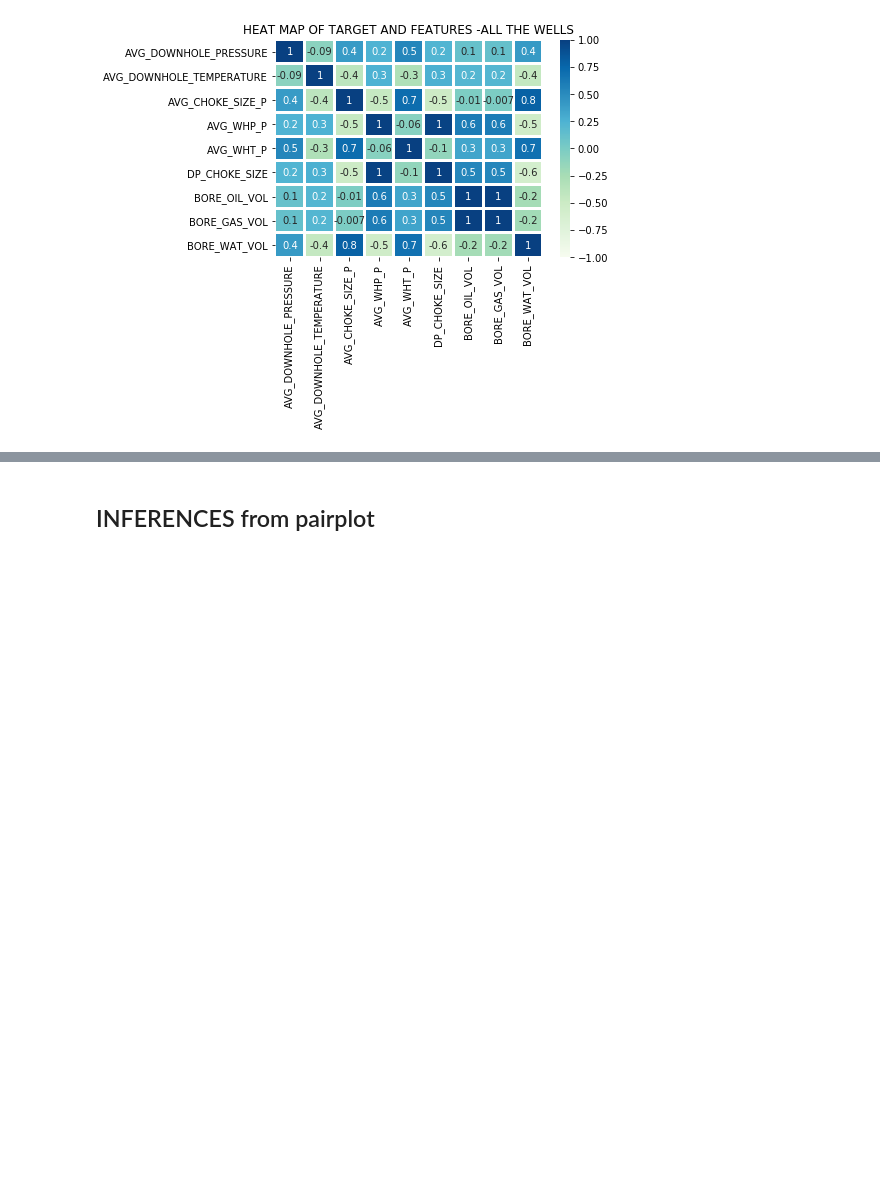
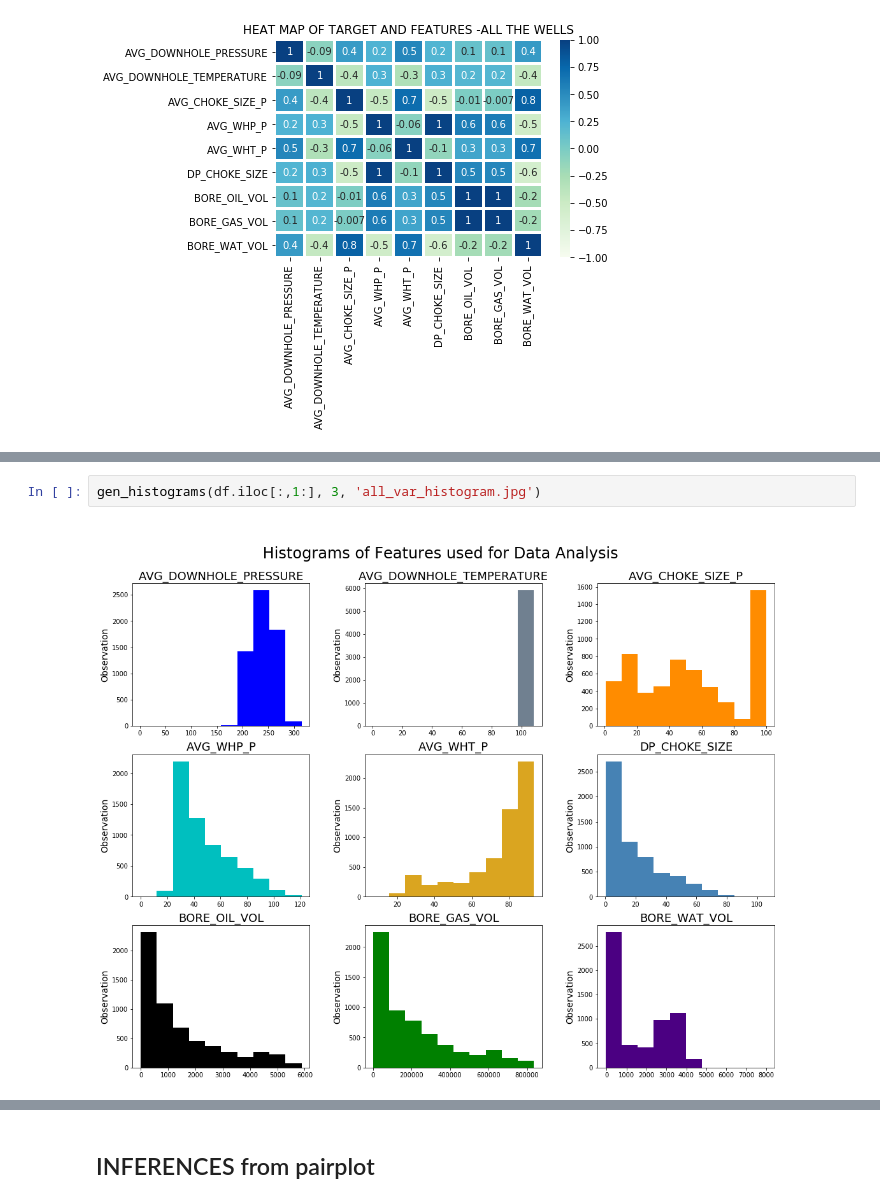
Before and after one commit to sgk2004/Volve-Dataset, a Jupyter notebook: data_etl.ipynb, the cells around one changed output, grey strips where cells are left out. Drawn from its saved outputs; the diff is of its cells as text; blank space fills up the shorter version.

```diff
--- a/data_etl.ipynb
+++ b/data_etl.ipynb
@@ -300,0 +311,4 @@ plt.show()
+# %%
+gen_histograms(df.iloc[:,1:], 3, 'all_var_histogram.jpg')
+# %% [output]
+[figure, added]
```
Also changed, not shown: parts of 22 cells of this notebook.
